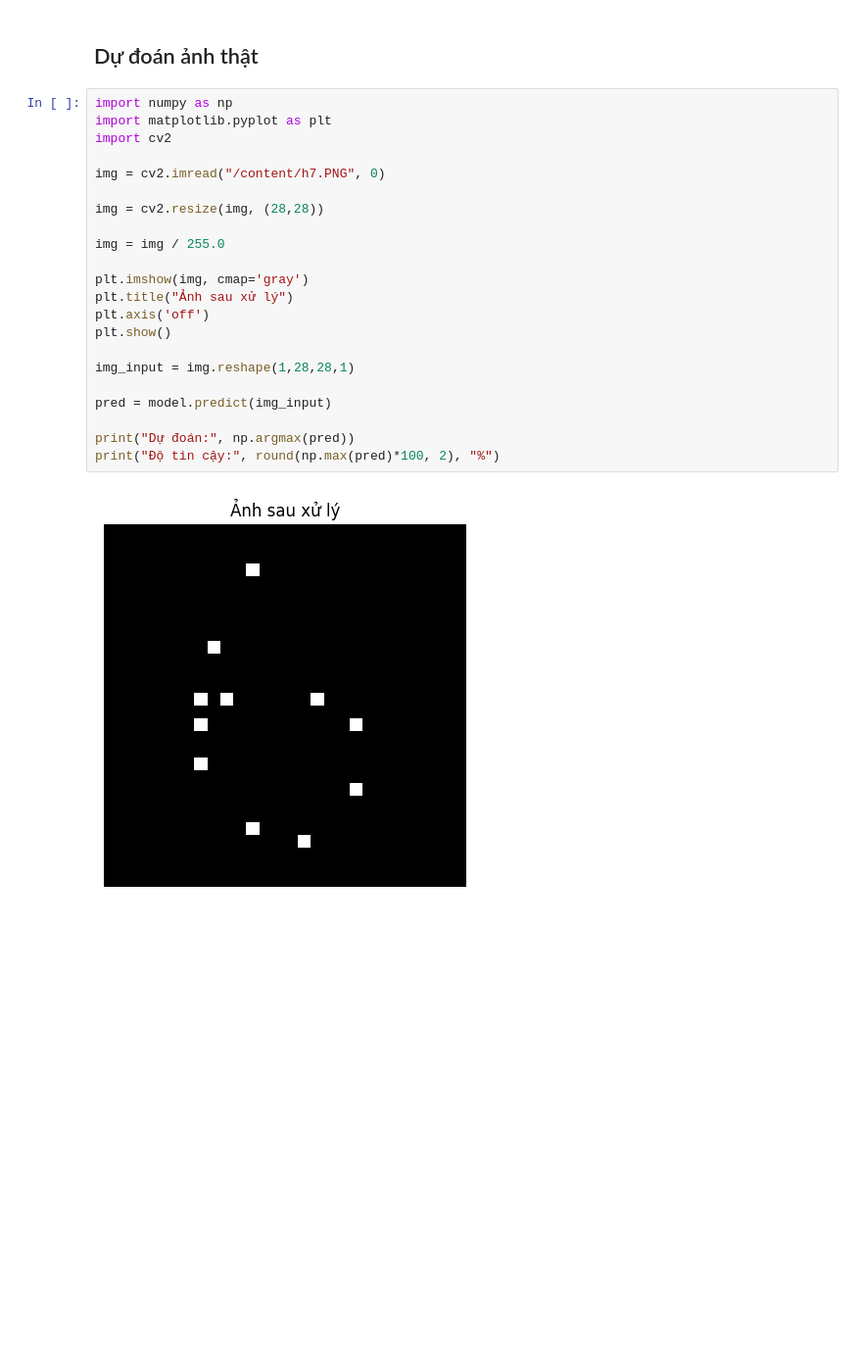
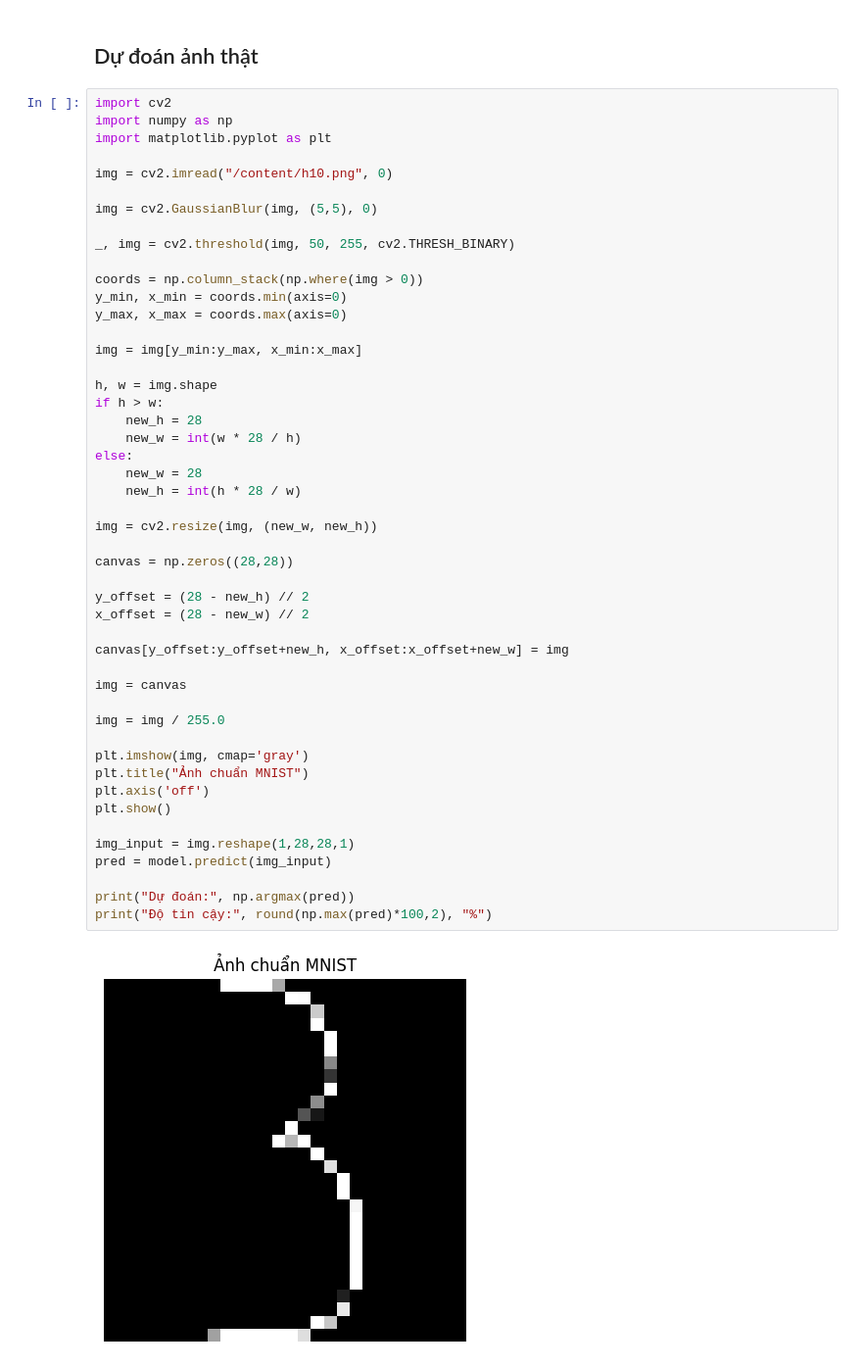
Before and after one commit to AnhNgoc201/Deeplearning, a Jupyter notebook: Thuchanh_Tuan3.ipynb, the cells around one changed output. Shown at 98% size. Drawn from its saved outputs; the diff is of its cells as text; blank space fills up the shorter version.

```diff
--- a/Thuchanh_Tuan3.ipynb
+++ b/Thuchanh_Tuan3.ipynb
@@ -141,26 +141,52 @@ WARNING:absl:You are saving your model as an HDF5 file via `model.save()` or `ke
 # %% [markdown]
 ## Dự đoán ảnh thật
 # %%
+import cv2
 import numpy as np
 import matplotlib.pyplot as plt
-import cv2
 
-img = cv2.imread("/content/h7.PNG", 0)
+img = cv2.imread("/content/h10.png", 0)
 
-img = cv2.resize(img, (28,28))
+img = cv2.GaussianBlur(img, (5,5), 0)
+
+_, img = cv2.threshold(img, 50, 255, cv2.THRESH_BINARY)
+
+coords = np.column_stack(np.where(img > 0))
+y_min, x_min = coords.min(axis=0)
+y_max, x_max = coords.max(axis=0)
+
+img = img[y_min:y_max, x_min:x_max]
+
+h, w = img.shape
+if h > w:
+    new_h = 28
+    new_w = int(w * 28 / h)
+else:
+    new_w = 28
+    new_h = int(h * 28 / w)
+
+img = cv2.resize(img, (new_w, new_h))
+
+canvas = np.zeros((28,28))
+
+y_offset = (28 - new_h) // 2
+x_offset = (28 - new_w) // 2
+
+canvas[y_offset:y_offset+new_h, x_offset:x_offset+new_w] = img
+
+img = canvas
 
 img = img / 255.0
 
 plt.imshow(img, cmap='gray')
-plt.title("Ảnh sau xử lý")
+plt.title("Ảnh chuẩn MNIST")
 plt.axis('off')
 plt.show()
 
 img_input = img.reshape(1,28,28,1)
-
 pred = model.predict(img_input)
 
 print("Dự đoán:", np.argmax(pred))
-print("Độ tin cậy:", round(np.max(pred)*100, 2), "%")
+print("Độ tin cậy:", round(np.max(pred)*100,2), "%")
 # %% [output]
-[figure, old version]
+[figure, new version]
```
Also changed, not shown: parts of 1 cell of this notebook.
